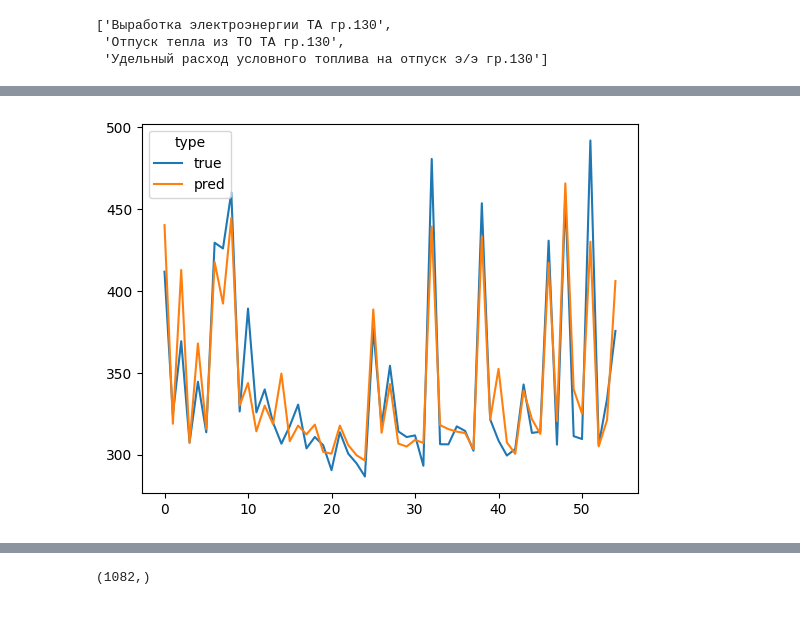
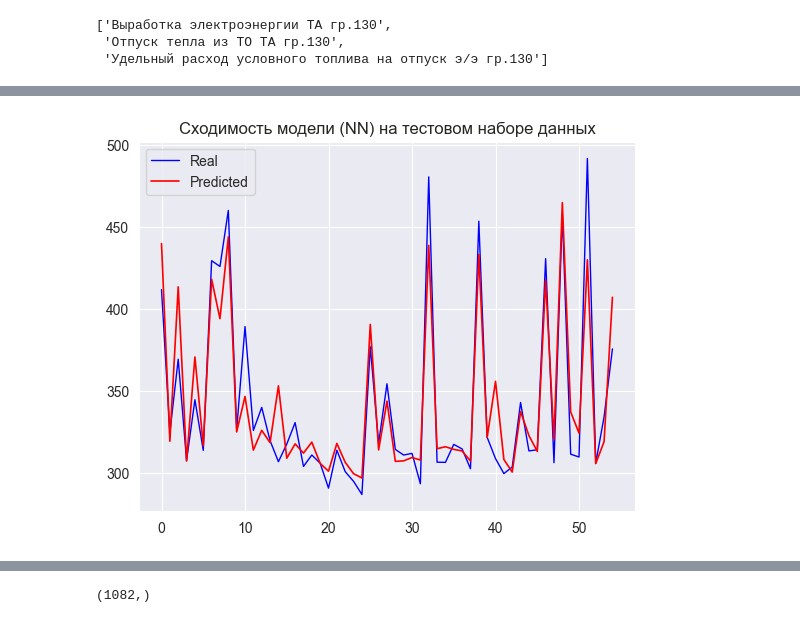
Before and after one commit to llitone/fuel-consumption-prediction, a Jupyter notebook: predictions/nn_fuelTA130.ipynb, the cells around one changed output, grey strips where cells are left out. Saved outputs shown, nothing was run; the diff lists cells and outputs as text; code cells hidden in the pictures.

```diff
--- a/predictions/nn_fuelTA130.ipynb
+++ b/predictions/nn_fuelTA130.ipynb
@@ -207,12 +191,16 @@ predictions = list(map(lambda x: x.reshape(-1).tolist(), predictions))
 predictions = np.array(list(chain.from_iterable(predictions)))
 # %%
 predictions = convert(predictions)
-# %%
-plt.plot(y_test, label="true")
-plt.plot(predictions, label="pred")
-plt.legend(title="type");
-# %% [output]
-[figure, removed]
+# %%
+plt.title("Сходимость модели (NN) на тестовом наборе данных")
+plt.plot(y_test, color="blue", label="Real", linewidth=1)
+plt.plot(predictions, "r", label="Predicted", linewidth=1.2)
+plt.legend()
+plt.savefig("predictions/graphs/nn_test_plot.png")
+plt.savefig("predictions/graphs/nn_test_plot.svg")
+plt.show()
+# %% [output]
+[figure, added]
 # %%
 r2_score(y_test, predictions)
 # %% [output]
```
Also changed, not shown: parts of 16 cells of this notebook, 4 other files.
